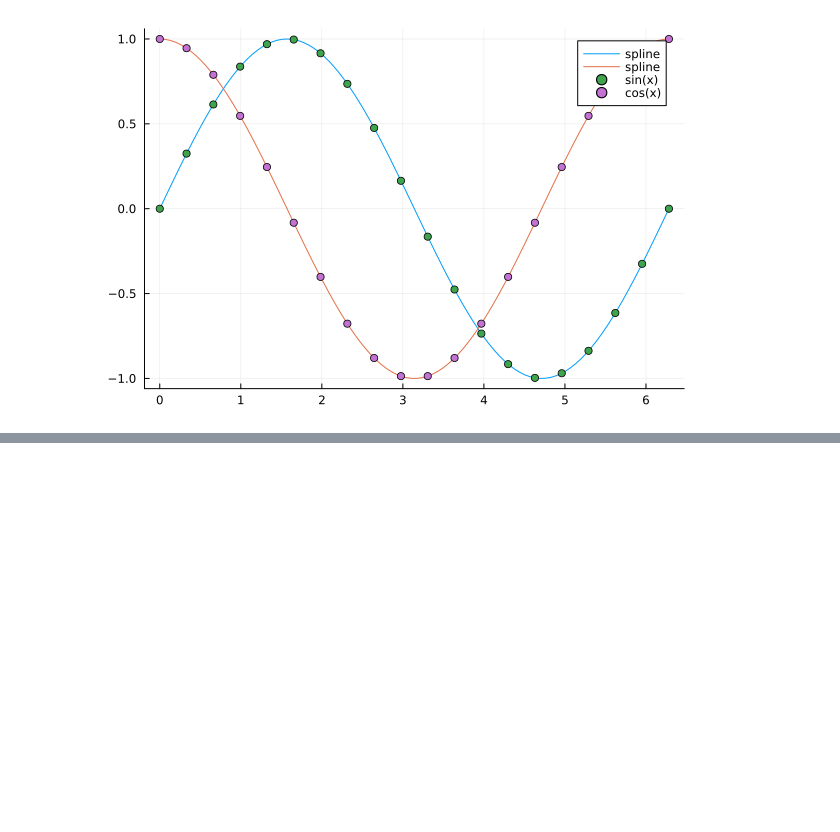
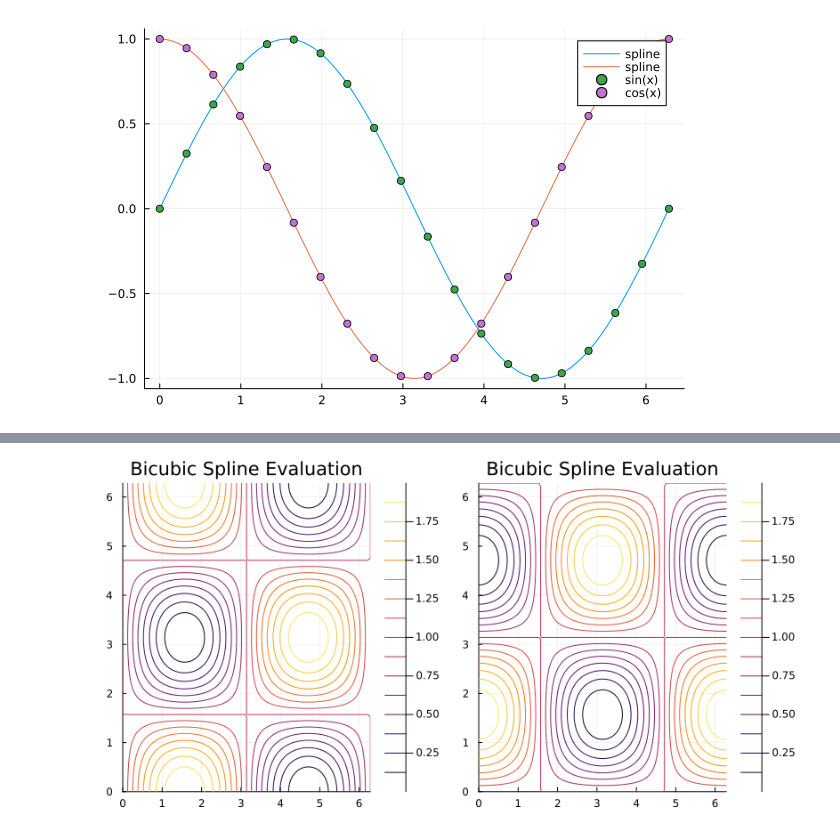
Before and after one commit to OpenFUSIONToolkit/JPEC, a Jupyter notebook: spline_examples.ipynb, the cells around one changed output, grey strips where cells are left out. Saved outputs shown, nothing was run; the diff lists cells and outputs as text; code cells hidden in the pictures; blank space fills up the shorter version.

Commit message:
SPLINE - NEW - Added bicubic splines julia interface and example in spline notebook

```diff
--- a/spline_examples.ipynb
+++ b/spline_examples.ipynb
@@ -87,0 +59,16 @@ hi3
+# %%
+# make a bicubic spline of a 2d periodic function
+xs = range(0.0, stop=2*pi, length=20)
+ys = range(0.0, stop=2*pi, length=20)
+xs = collect(xs)
+ys = collect(ys)
+fs1 = sin.(xs') .* cos.(ys) .+ 1.0
+fs2 = cos.(xs') .* sin.(ys) .+ 1.0
+fs = zeros(20, 20, 2)
+# fs is a 20x20x2 array
+fs[:, :, 1] = fs1
+fs[:, :, 2] = fs2
+println("fs size: ", size(fs))
+
+# Make a bicubic spline
+bcspline = GPECsplines.bicube_setup(xs, ys, fs, 2, 2)
@@ -87,0 +78,12 @@ hi3
+# %%
+# Evaluate the bicubic spline
+xs_fine = collect(range(0.0, stop=2*pi, length=100))
+ys_fine = collect(range(0.0, stop=2*pi, length=100))
+fs_fine = GPECsplines.bicube_eval(bcspline, xs_fine, ys_fine)
+
+# plot the bicubic spline
+p1 = contour(xs_fine, ys_fine, fs_fine[:, :, 1], label="sin(x)cos(y)+1", legend=:topright)
+p2 = contour(xs_fine, ys_fine, fs_fine[:, :, 2], label="cos(x)sin(y)+1", legend=:topright)
+plot(p1, p2, layout=(1, 2), size=(800, 400), title="Bicubic Spline Evaluation")
+# %% [output]
+[figure, added]
```
Also changed, not shown: parts of 5 cells of this notebook, 1 other file.
